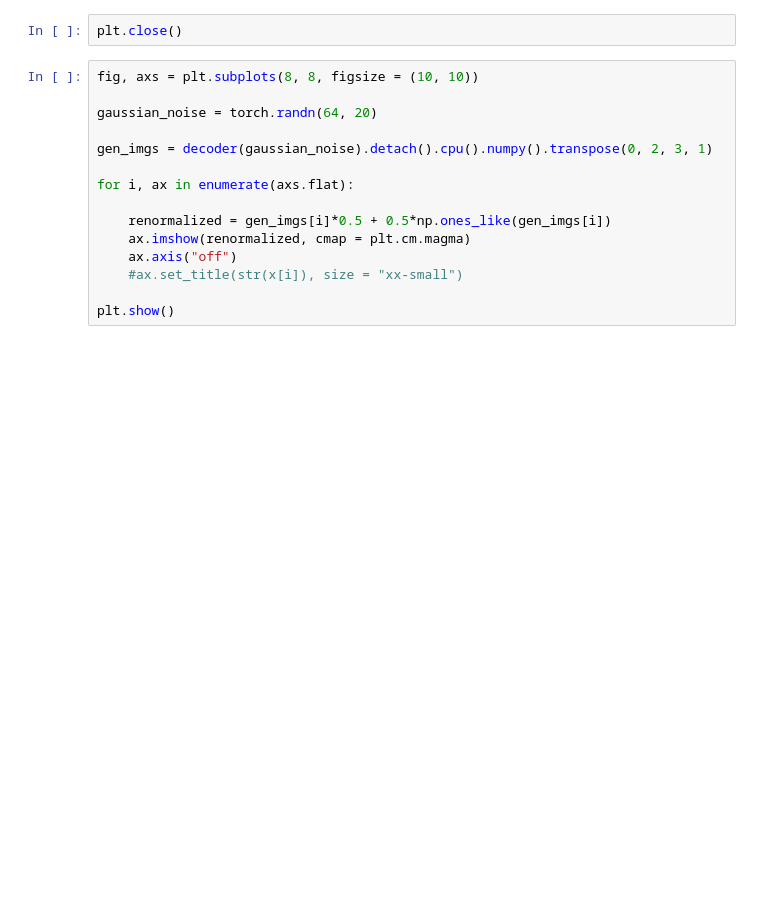
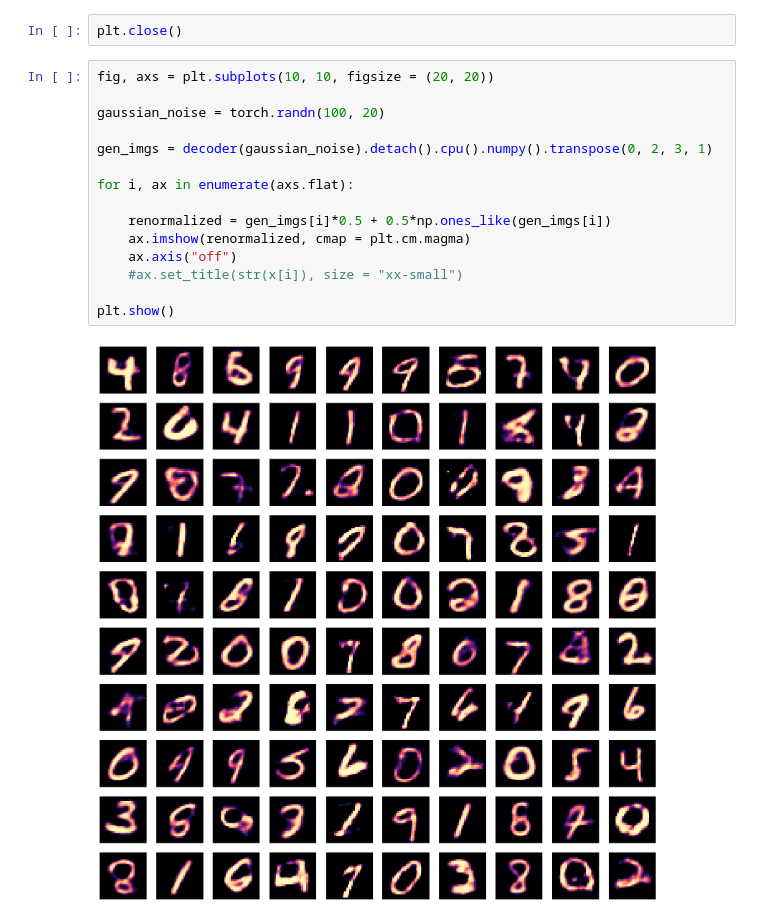
Before and after one commit to k-mundinger/VAE, a Jupyter notebook: notebook.ipynb, the cells around one changed output. Saved outputs shown, nothing was run; the diff lists cells and outputs as text; blank space fills up the shorter version.

```diff
--- a/notebook.ipynb
+++ b/notebook.ipynb
@@ -185,17 +193,19 @@ plt.show()
 # %%
 plt.close()
 # %%
-fig, axs = plt.subplots(8, 8, figsize = (10, 10))
+fig, axs = plt.subplots(10, 10, figsize = (20, 20))
 
-gaussian_noise = torch.randn(64, 20)
+gaussian_noise = torch.randn(100, 20)
 
 gen_imgs = decoder(gaussian_noise).detach().cpu().numpy().transpose(0, 2, 3, 1)
 
 for i, ax in enumerate(axs.flat):
 
     renormalized = gen_imgs[i]*0.5 + 0.5*np.ones_like(gen_imgs[i])
     ax.imshow(renormalized, cmap = plt.cm.magma)
     ax.axis("off")
     #ax.set_title(str(x[i]), size = "xx-small")
 
 plt.show()
+# %% [output]
+[figure, added]
```
Also changed, not shown: parts of 9 cells of this notebook, 3 other files.
